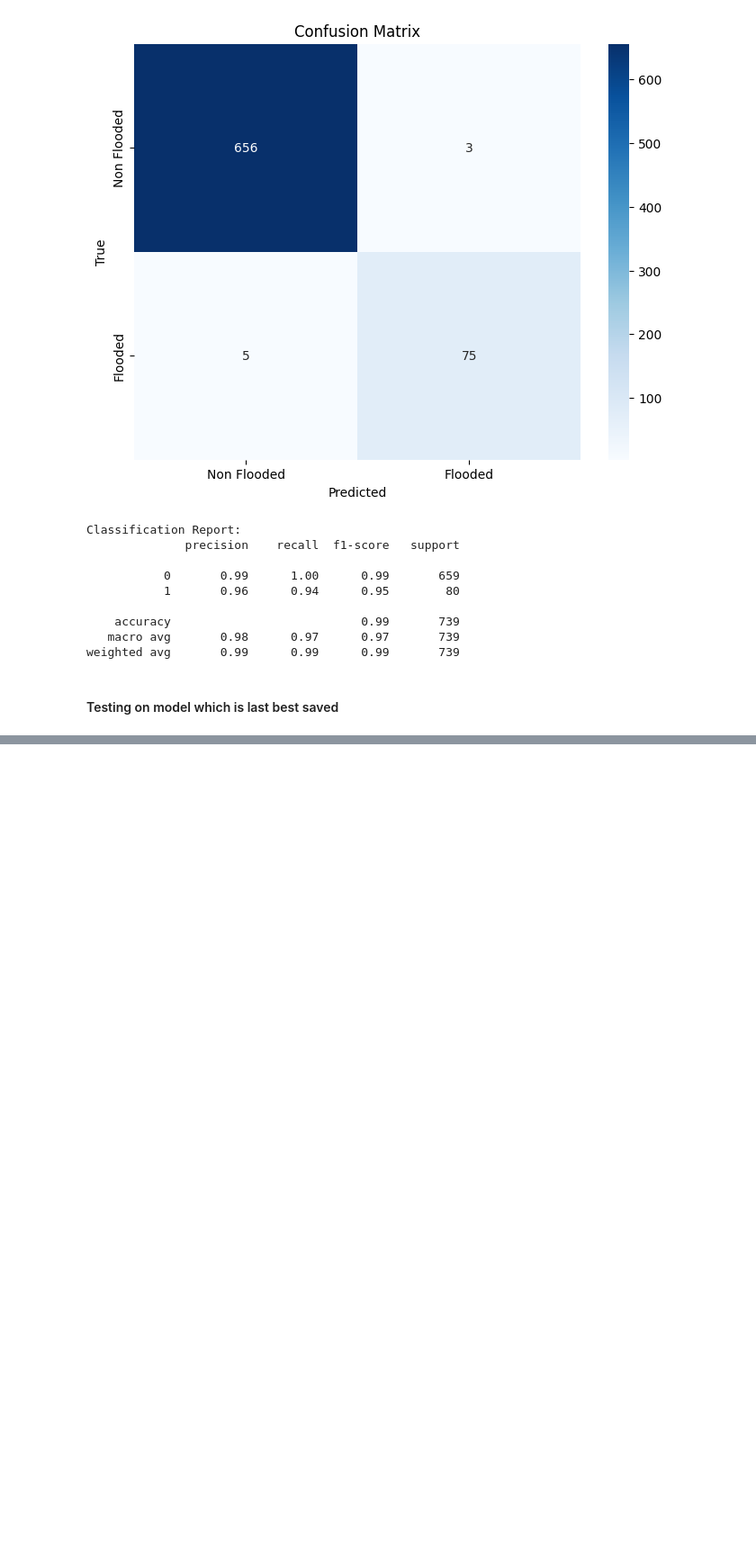
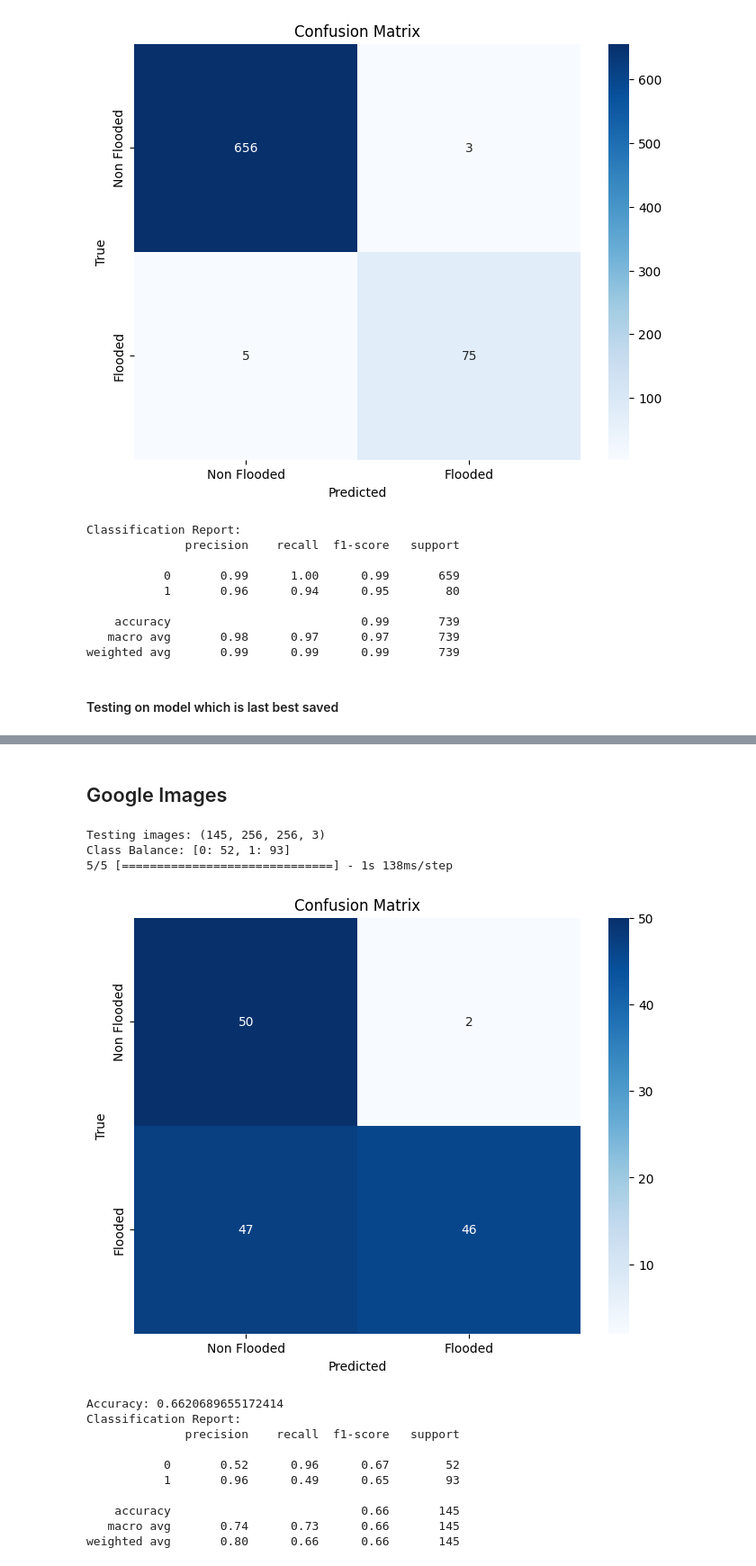
Before and after one commit to AbdulManaf12/Post-Flood-Disaster-Management, a Jupyter notebook: Classification/MobileNet_(256X256)_AIDER.ipynb, the cells around one changed output, grey strips where cells are left out. Shown at 90% size. Cells and saved outputs as stored; diff of their text form; code cells hidden in the pictures; blank space fills up the shorter version.

```diff
--- a/Classification/MobileNet_(256X256)_AIDER.ipynb
+++ b/Classification/MobileNet_(256X256)_AIDER.ipynb
@@ -224,0 +374,46 @@ weighted avg       0.99      0.99      0.99       739
+# %% [markdown]
+## Google Images
+# %%
+def load_pickle(file_path):
+    with open(file_path, 'rb') as f:
+        data = pickle.load(f)
+    return data
+
+
+test_images, test_labels = load_pickle(download_testing)
+print(f'Testing images: {test_images.shape}')
+
+class0 = len([i for i in test_labels if i == 0])
+print(f'Class Balance: [0: {class0}, 1: {len(test_labels)-class0}]')
+
+predictions = model.predict(test_images)
+
+predicted_labels = (predictions > 0.5).astype(int)
+
+conf_matrix = confusion_matrix(test_labels, predicted_labels)
+
+plt.figure(figsize=(8, 6))
+sns.heatmap(conf_matrix, annot=True, fmt='d', cmap='Blues', xticklabels=['Non Flooded', 'Flooded'], yticklabels=['Non Flooded', 'Flooded'])
+plt.xlabel('Predicted')
+plt.ylabel('True')
+plt.title('Confusion Matrix')
+plt.show()
+
+print(f'Accuracy: {accuracy_score(test_labels, predicted_labels)}')
+print("Classification Report:")
+print(classification_report(test_labels, predicted_labels))
+# %% [output]
+Testing images: (145, 256, 256, 3)
+Class Balance: [0: 52, 1: 93]
+5/5 [==============================] - 1s 138ms/step
+[figure, added]
+Accuracy: 0.6620689655172414
+Classification Report:
+              precision    recall  f1-score   support
+
+           0       0.52      0.96      0.67        52
+           1       0.96      0.49      0.65        93
+
+    accuracy                           0.66       145
+   macro avg       0.74      0.73      0.66       145
+weighted avg       0.80      0.66      0.66       145
```
Also changed, not shown: parts of 9 cells of this notebook, 1 other file.
